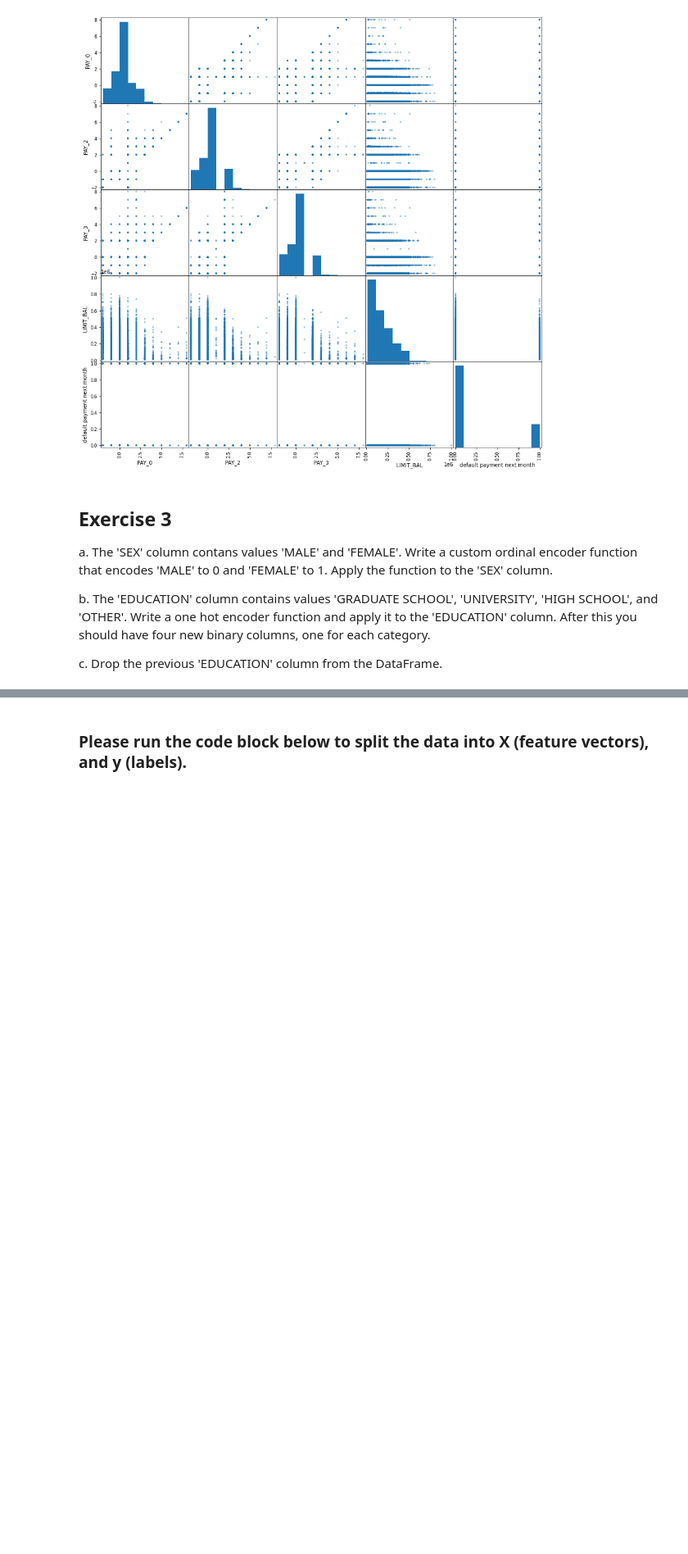
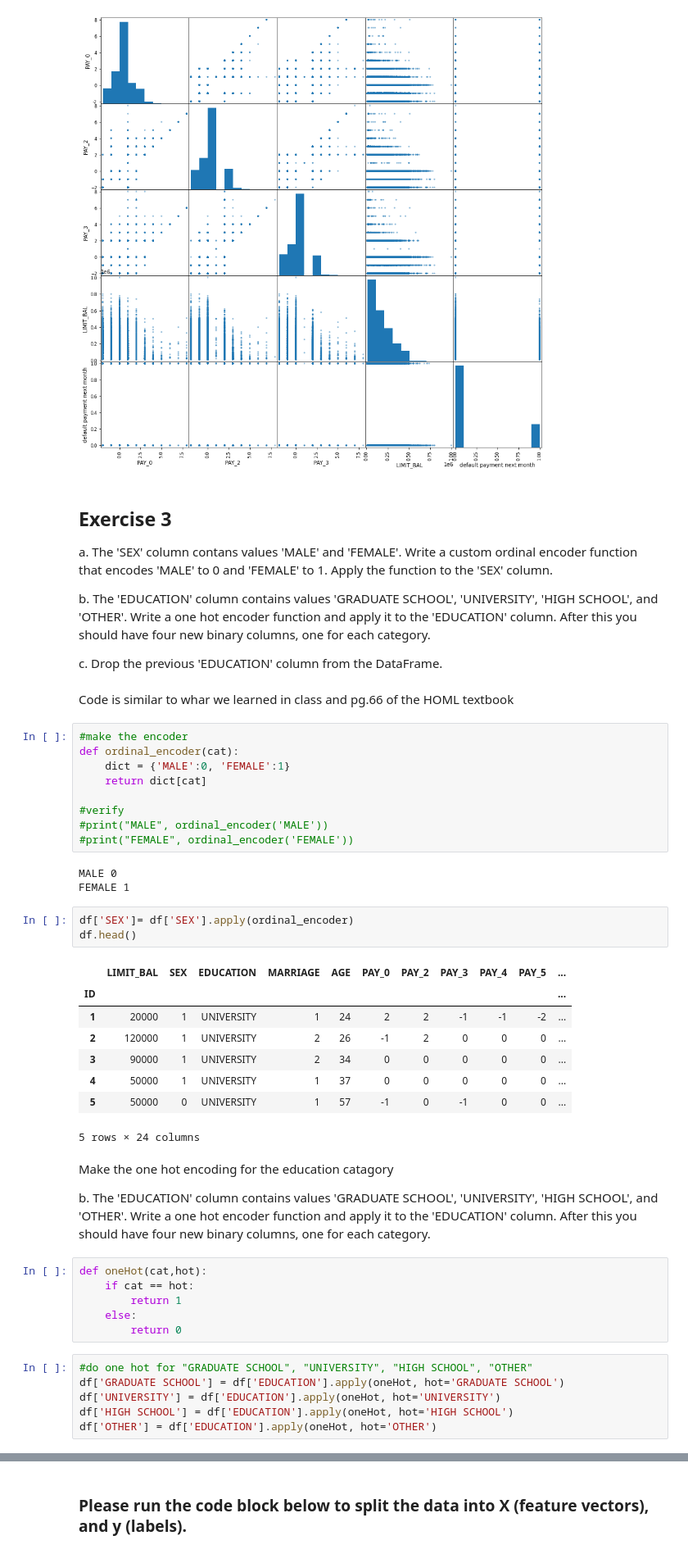
Before and after one commit to gfinley/CS3315, a Jupyter notebook: Lab2/Lab_2.ipynb, the cells around one changed output, grey strips where cells are left out. Shown: that part at 82% size. Drawn from its saved outputs; the diff is of its cells as text; blank space fills up the shorter version.

```diff
--- a/Lab2/Lab_2.ipynb
+++ b/Lab2/Lab_2.ipynb
@@ -203,3 +207,46 @@ a. The 'SEX' column contans values 'MALE' and 'FEMALE'. Write a custom ordinal e
 b. The 'EDUCATION' column contains values 'GRADUATE SCHOOL', 'UNIVERSITY', 'HIGH SCHOOL', and 'OTHER'. Write a one hot encoder function and apply it to the 'EDUCATION' column. After this you should have four new binary columns, one for each category.
 
 c. Drop the previous 'EDUCATION' column from the DataFrame.
+# %% [markdown]
+Code is similar to whar we learned in class and pg.66 of the HOML textbook
+# %%
+#make the encoder
+def ordinal_encoder(cat):
+    dict = {'MALE':0, 'FEMALE':1}
+    return dict[cat]
+
+#verify
+#print("MALE", ordinal_encoder('MALE'))
+#print("FEMALE", ordinal_encoder('FEMALE'))
+# %% [output]
+MALE 0
+FEMALE 1
+# %%
+df['SEX']= df['SEX'].apply(ordinal_encoder)
+df.head()
+# %% [output]
+|  | LIMIT_BAL | SEX | EDUCATION | MARRIAGE | AGE | PAY_0 | PAY_2 | PAY_3 | PAY_4 | PAY_5 | ... |
+| ID |  |  |  |  |  |  |  |  |  |  | ... |
+| 1 | 20000 | 1 | UNIVERSITY | 1 | 24 | 2 | 2 | -1 | -1 | -2 | ... |
+| 2 | 120000 | 1 | UNIVERSITY | 2 | 26 | -1 | 2 | 0 | 0 | 0 | ... |
+| 3 | 90000 | 1 | UNIVERSITY | 2 | 34 | 0 | 0 | 0 | 0 | 0 | ... |
+| 4 | 50000 | 1 | UNIVERSITY | 1 | 37 | 0 | 0 | 0 | 0 | 0 | ... |
+| 5 | 50000 | 0 | UNIVERSITY | 1 | 57 | -1 | 0 | -1 | 0 | 0 | ... |
+5 rows × 24 columns
+# %% [markdown]
+Make the one hot encoding for the education catagory
+
+
+b. The 'EDUCATION' column contains values 'GRADUATE SCHOOL', 'UNIVERSITY', 'HIGH SCHOOL', and 'OTHER'. Write a one hot encoder function and apply it to the 'EDUCATION' column. After this you should have four new binary columns, one for each category.
+# %%
+def oneHot(cat,hot):
+    if cat == hot:
+        return 1
+    else:
+        return 0
+# %%
+#do one hot for "GRADUATE SCHOOL", "UNIVERSITY", "HIGH SCHOOL", "OTHER"
+df['GRADUATE SCHOOL'] = df['EDUCATION'].apply(oneHot, hot='GRADUATE SCHOOL')
+df['UNIVERSITY'] = df['EDUCATION'].apply(oneHot, hot='UNIVERSITY')
+df['HIGH SCHOOL'] = df['EDUCATION'].apply(oneHot, hot='HIGH SCHOOL')
+df['OTHER'] = df['EDUCATION'].apply(oneHot, hot='OTHER')
```
Also changed, not shown: parts of 4 cells of this notebook, 3 other files.
